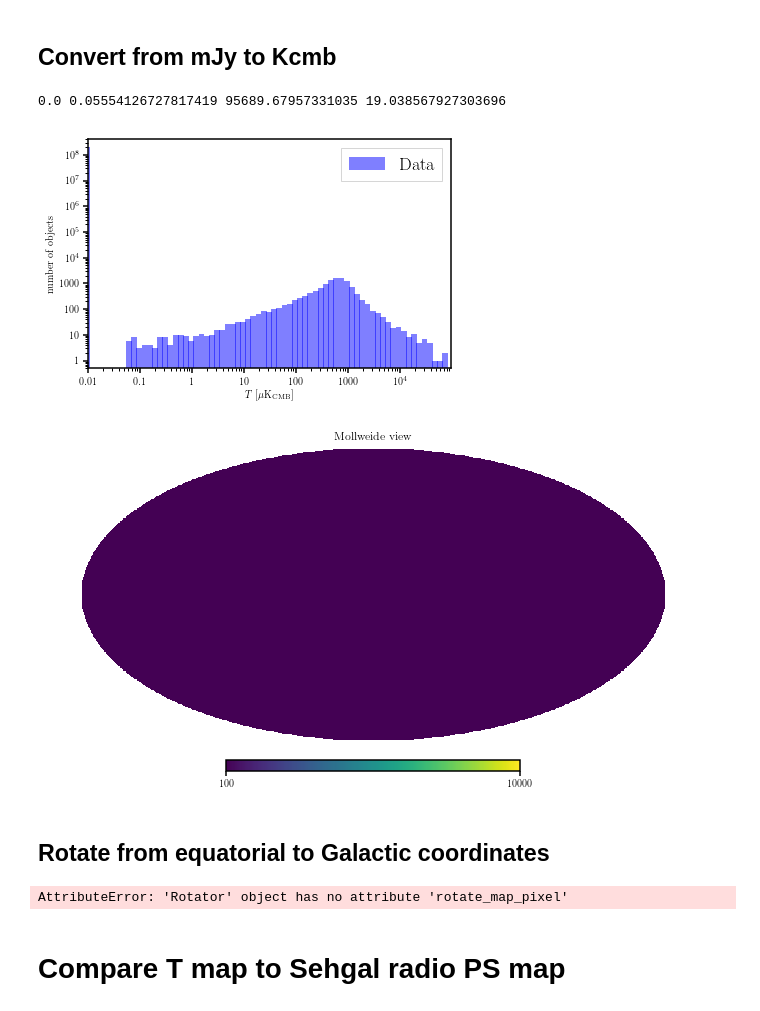
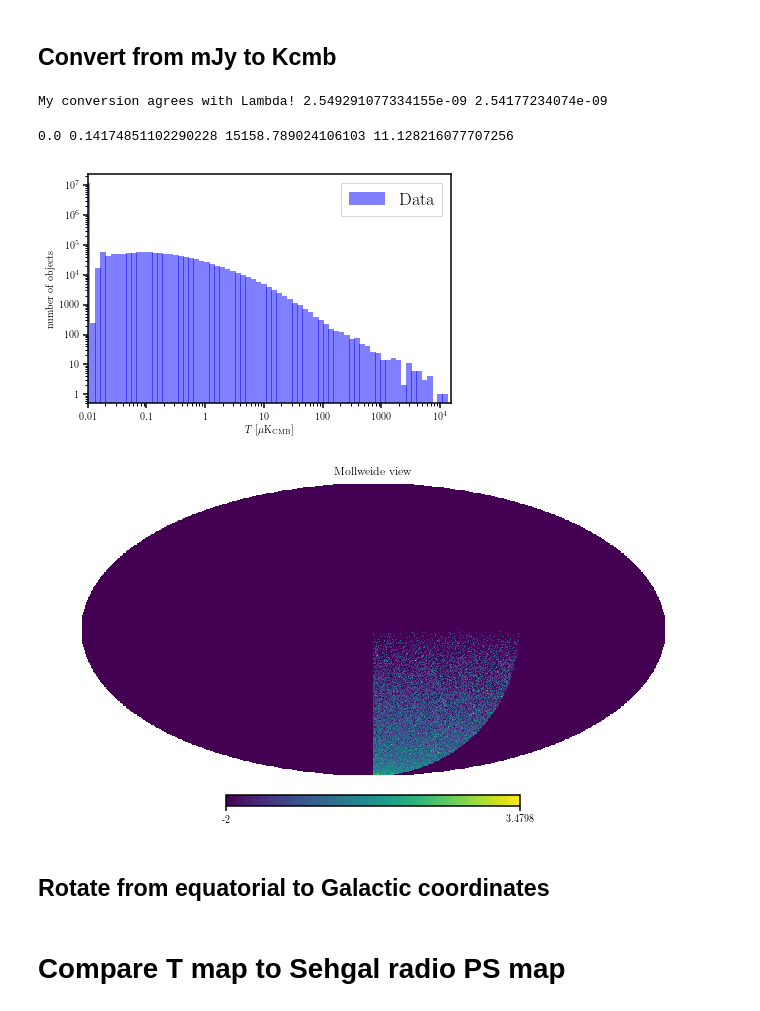
Before and after one commit to EmmanuelSchaan/SehgalRadioPolarizedSources, a Jupyter notebook: generate_TQU_radio.ipynb, the cells around one changed output. Saved outputs shown, nothing was run; the diff lists cells and outputs as text; code cells hidden in the pictures.

```diff
--- a/generate_TQU_radio.ipynb
+++ b/generate_TQU_radio.ipynb
@@ -36,0 +50,4 @@ myHistogram(dec, nBins=71, lim=None, S2Theory=[], path=None, plot=True, nameLate
+# %%
+I = np.where((ra>=0.)*(ra<=90.)*(dec>=0.)*(dec<=90.))[0]
+print "keeping", len(I), "objects out of", len(ra)
+print "ie a fraction", 1.*len(I)/len(ra)
@@ -37,3 +57,8 @@ myHistogram(dec, nBins=71, lim=None, S2Theory=[], path=None, plot=True, nameLate
+# %%
+ra = ra[I]
+dec = dec[I]
+z = z[I]
+f148_mJy = f148_mJy[I]
 # %% [markdown]
 ## Check dn/dz of radio sources
 # %%
@@ -54,7 +76,7 @@ myHistogram(f148_mJy, nBins=71, lim=None, S2Theory=[], path=None, plot=True, nam
 # %%
 # Map geometry to match the Sehgal maps
-nSide = 512#4096
+nSide = 1024 #512#4096
 nPix = hp.nside2npix(nSide)
 
 # get pixel indices for all galaxies
-IPix = hp.ang2pix(nSide, dec*np.pi/180., -ra*np.pi/180., lonlat=True)
+IPix = hp.ang2pix(nSide, np.pi - dec*np.pi/180., -ra*np.pi/180., lonlat=False)
@@ -76,29 +145,41 @@ tMap /= hp.nside2pixarea(nSide) # convert from flux per unit freq=[W/m^2/Hz] to
 tMap /= cmb.dBdT(148.e9, cmb.Tcmb)  # convert from surf bright per unit freq = [W/m^2/sr/Hz] to Kcmb
 tMap *= 1.e6  # convert from Kcmb to muKcmb
 
+
+qMap *= 1.e-3 * 1.e-26  # convert from [mJy] to flux per unit freq = [W/m^2/Hz]
+qMap /= hp.nside2pixarea(nSide) # convert from flux per unit freq=[W/m^2/Hz] to surf bright per unit freq = [W/m^2/sr/Hz]
+qMap /= cmb.dBdT(148.e9, cmb.Tcmb)  # convert from surf bright per unit freq = [W/m^2/sr/Hz] to Kcmb
+qMap *= 1.e6  # convert from Kcmb to muKcmb
+
+uMap *= 1.e-3 * 1.e-26  # convert from [mJy] to flux per unit freq = [W/m^2/Hz]
+uMap /= hp.nside2pixarea(nSide) # convert from flux per unit freq=[W/m^2/Hz] to surf bright per unit freq = [W/m^2/sr/Hz]
+uMap /= cmb.dBdT(148.e9, cmb.Tcmb)  # convert from surf bright per unit freq = [W/m^2/sr/Hz] to Kcmb
+uMap *= 1.e6  # convert from Kcmb to muKcmb
+
+
 # The Lambda website says:
 # dT = [Jy/sr] * T_CMB / 1.072480e9 in [T_CMB units]
 # Check that it works:
-#print 1.e-26 / cmb.dBdT(148.e9, cmb.Tcmb), cmb.Tcmb / 1.072480e9
+print "My conversion agrees with Lambda!", 1.e-26 / cmb.dBdT(148.e9, cmb.Tcmb), cmb.Tcmb / 1.072480e9
+# %% [output]
+My conversion agrees with Lambda! 2.549291077334155e-09 2.54177234074e-09
 # %%
 print np.min(tMap), np.mean(tMap), np.max(tMap), np.std(tMap)
 myHistogram(1.e-2+tMap, nBins=71, lim=None, S2Theory=[], path=None, plot=True, nameLatex=r'$T$ [$\mu$K$_\text{CMB}$]', semilogx=True, semilogy=True, doGauss=False)
 # %% [output]
-0.0 0.05554126727817419 95689.67957331035 19.038567927303696
+0.0 0.14174851102290228 15158.789024106103 11.128216077707256
-[figure, old version]
+[figure, new version]
 # %%
 m = np.mean(tMap)
 s = np.std(tMap)
-hp.mollview(np.log10(1.e-2+tMap), min=1.e2, max=1.e4)
+hp.mollview(np.log10(1.e-2+tMap))#, min=1., max=1.e2)
 # %% [output]
-[figure, old version]
+[figure, new version]
 # %% [markdown]
 ## Rotate from equatorial to Galactic coordinates
 # %%
-rot = hp.Rotator(coord=['C','G'])
-tMap = rot.rotate_map_pixel(tMap)
+# rot = hp.Rotator(coord=['C','G'])
+# tMap = rot.rotate_map_pixel(tMap)
-# %% [output]
-AttributeError: 'Rotator' object has no attribute 'rotate_map_pixel'
 # %% [markdown]
 # Compare T map to Sehgal radio PS map
 # %% [markdown]
```
Also changed, not shown: parts of 27 cells of this notebook, 1 other file.
